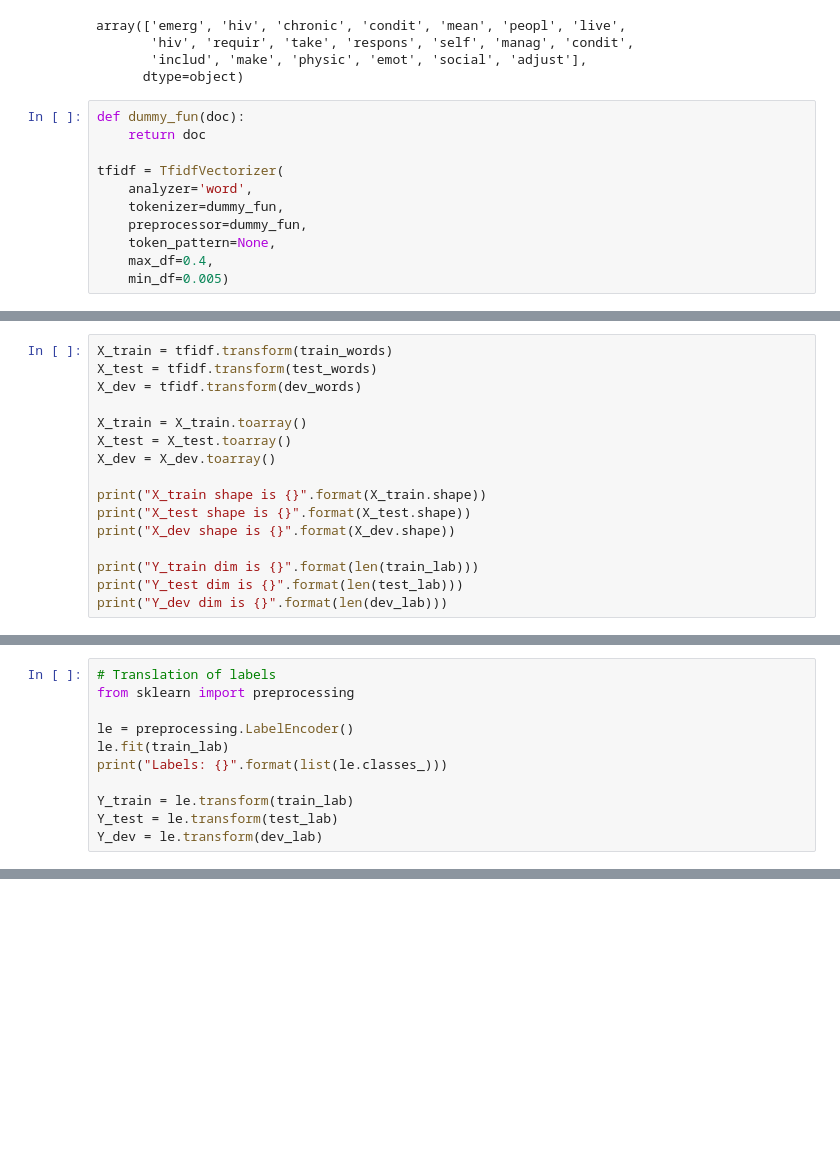
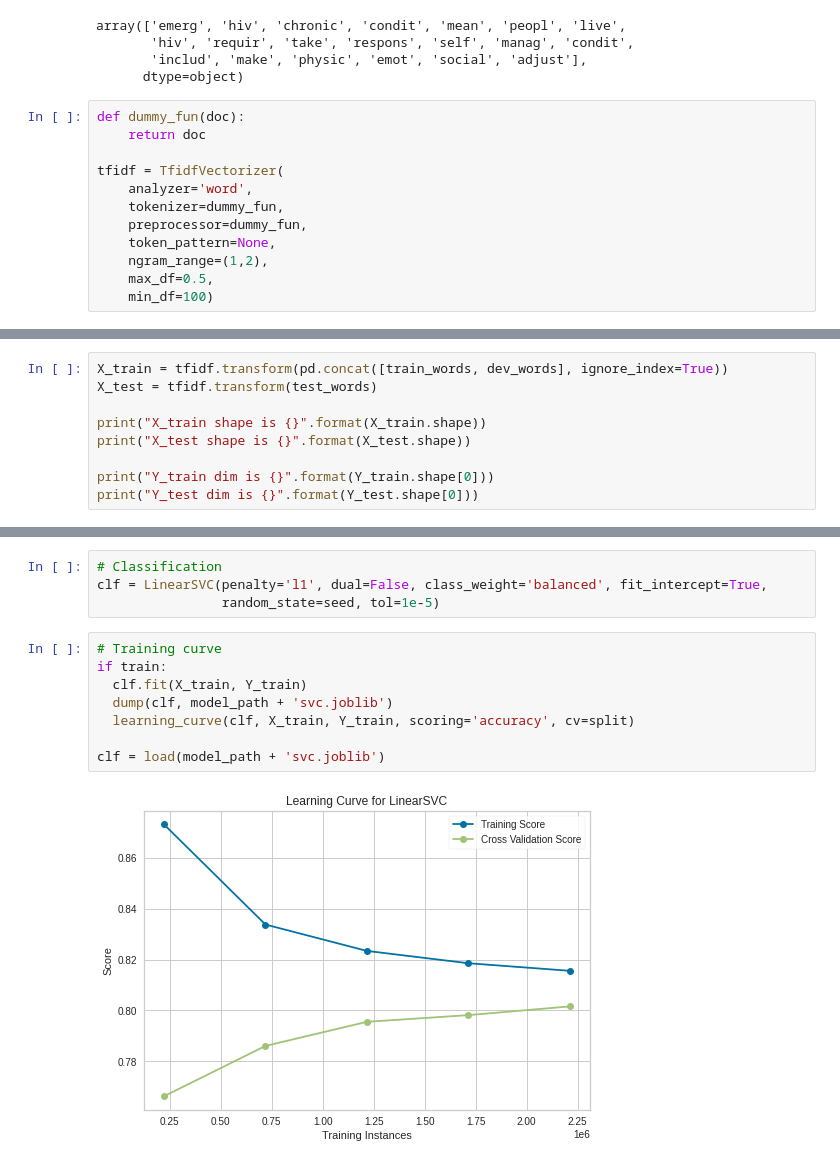
Before and after one commit to ravifrancesco/Natural_Language_Processing_For_Healthcare, a Jupyter notebook: src/P2T1.ipynb, the cells around one changed output, grey strips where cells are left out. Saved outputs shown, nothing was run; the diff lists cells and outputs as text; blank space fills up the shorter version.

```diff
--- a/src/P2T1.ipynb
+++ b/src/P2T1.ipynb
@@ -101,8 +107,9 @@ tfidf = TfidfVectorizer(
     tokenizer=dummy_fun,
     preprocessor=dummy_fun,
     token_pattern=None,
-    max_df=0.4,
-    min_df=0.005)
+    ngram_range=(1,2),
+    max_df=0.5,
+    min_df=100)
 # %%
 # Fitting the tfidf model
 tfidf.fit(train_words)
@@ -114,17 +121,10 @@ TfidfVectorizer(max_df=0.4, min_df=0.005,
 # %%
-X_train = tfidf.transform(train_words)
+X_train = tfidf.transform(pd.concat([train_words, dev_words], ignore_index=True))
 X_test = tfidf.transform(test_words)
-X_dev = tfidf.transform(dev_words)
-
-X_train = X_train.toarray()
-X_test = X_test.toarray()
-X_dev = X_dev.toarray()
 
 print("X_train shape is {}".format(X_train.shape))
 print("X_test shape is {}".format(X_test.shape))
-print("X_dev shape is {}".format(X_dev.shape))
 
-print("Y_train dim is {}".format(len(train_lab)))
-print("Y_test dim is {}".format(len(test_lab)))
-print("Y_dev dim is {}".format(len(dev_lab)))
+print("Y_train dim is {}".format(Y_train.shape[0]))
+print("Y_test dim is {}".format(Y_test.shape[0]))
 # %% [output]
@@ -137,11 +134,0 @@ Y_dev dim is 28932
-# %%
-# Translation of labels
-from sklearn import preprocessing
-
-le = preprocessing.LabelEncoder()
-le.fit(train_lab)
-print("Labels: {}".format(list(le.classes_)))
-
-Y_train = le.transform(train_lab)
-Y_test = le.transform(test_lab)
-Y_dev = le.transform(dev_lab)
@@ -227,0 +135,14 @@ Epoch 12/1000
+# %%
+# Classification
+clf = LinearSVC(penalty='l1', dual=False, class_weight='balanced', fit_intercept=True,
+                random_state=seed, tol=1e-5)
+# %%
+# Training curve
+if train:
+  clf.fit(X_train, Y_train)
+  dump(clf, model_path + 'svc.joblib')
+  learning_curve(clf, X_train, Y_train, scoring='accuracy', cv=split)
+
+clf = load(model_path + 'svc.joblib')
+# %% [output]
+[figure, added]
```
Also changed, not shown: parts of 17 cells of this notebook, 1 other file.
